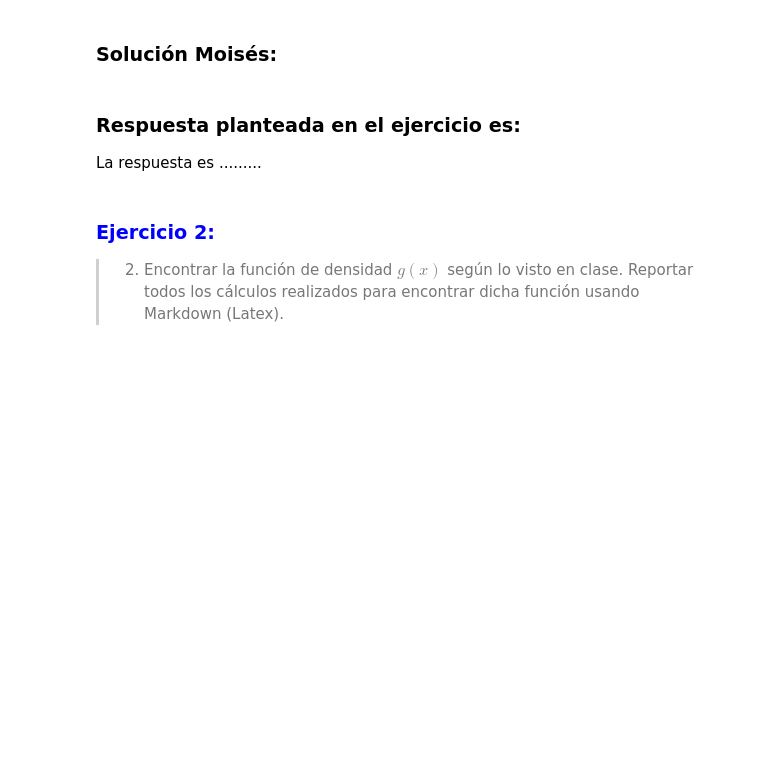
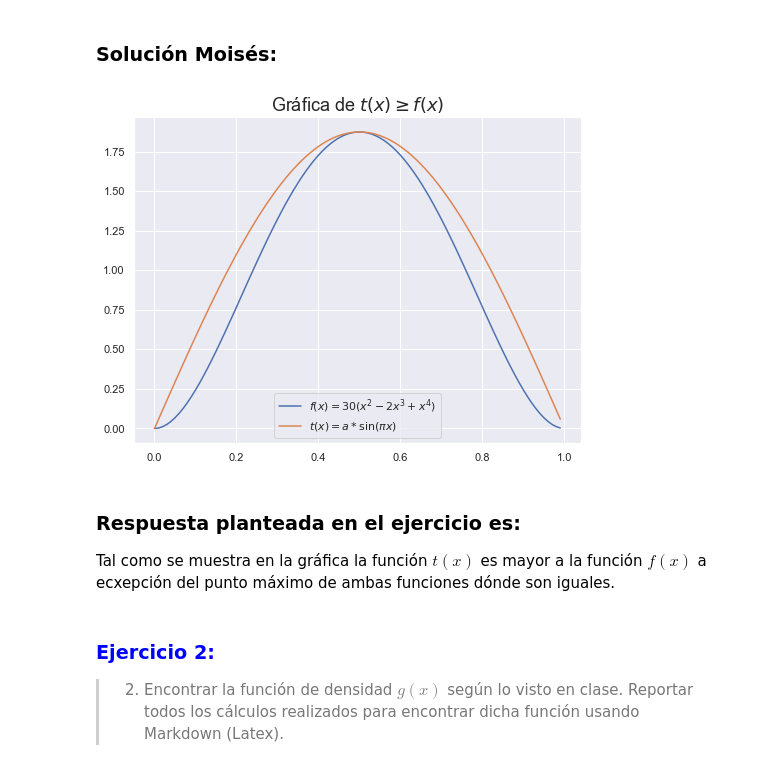
Before and after one commit to IvetteLandaverde/ProyectoConjunto5y6_ILandaverde_MFlores, a Jupyter notebook: Tarea6_ILandaverde_MFlores.ipynb, the cells around one changed output. Cells and saved outputs as stored; diff of their text form; code cells hidden in the pictures; blank space fills up the shorter version.

Commit message:
EJERCICIOS DE TAREA 5 Y 6 MOI
Anexo ejercicios de tareas 5 y 6

```diff
--- a/Tarea6_ILandaverde_MFlores.ipynb
+++ b/Tarea6_ILandaverde_MFlores.ipynb
@@ -51,6 +50,18 @@ Responda los siguientes literales:
-# %% [markdown]
-### Respuesta planteada en el ejercicio es:
- La respuesta es .........
+# %%
+f = lambda x: 30*(x**2 - 2*x**3 + x**4)  ###Se declara la función de densidad
+a = f(optimize.fmin(lambda x:-f(x), 0, disp=False)) ###Se encuentra el punto más alto de la función de densidad
+x =np.arange(0,1,0.01) ###Se genera un vector para poder gráfic  la función t(x)
+t = lambda x: a * np.sin(np.pi*x) ### Se declara la función t(x) que es un pulso senoidal
+plt.figure(figsize=[8,6]) ### Aquí ploteo las gráficas
+plt.title('Gráfica de $t(x)\geq f(x)$',fontsize=18)
+plt.plot(x,f(x), label='$f(x)=30(x^2-2x^3+x^4)$')
+plt.plot(x,t(x),label='$t(x)=a *\sin(\pi x)$')
+plt.legend(loc='best');
+# %% [output]
+[figure, added]
+# %% [markdown]
+### Respuesta planteada en el ejercicio es:
+Tal como se muestra en la gráfica la función $t(x)$ es mayor a la función $f(x)$ a ecxepción del punto máximo de ambas funciones dónde son iguales.
 # %% [markdown]
 ### <font color ='blue'> **Ejercicio 2:**
 > 2. Encontrar la función de densidad $g(x)$ según lo visto en clase. Reportar todos los cálculos realizados para encontrar dicha función usando Markdown (Latex).
```
Also changed, not shown: parts of 37 cells of this notebook, 1 other file.
